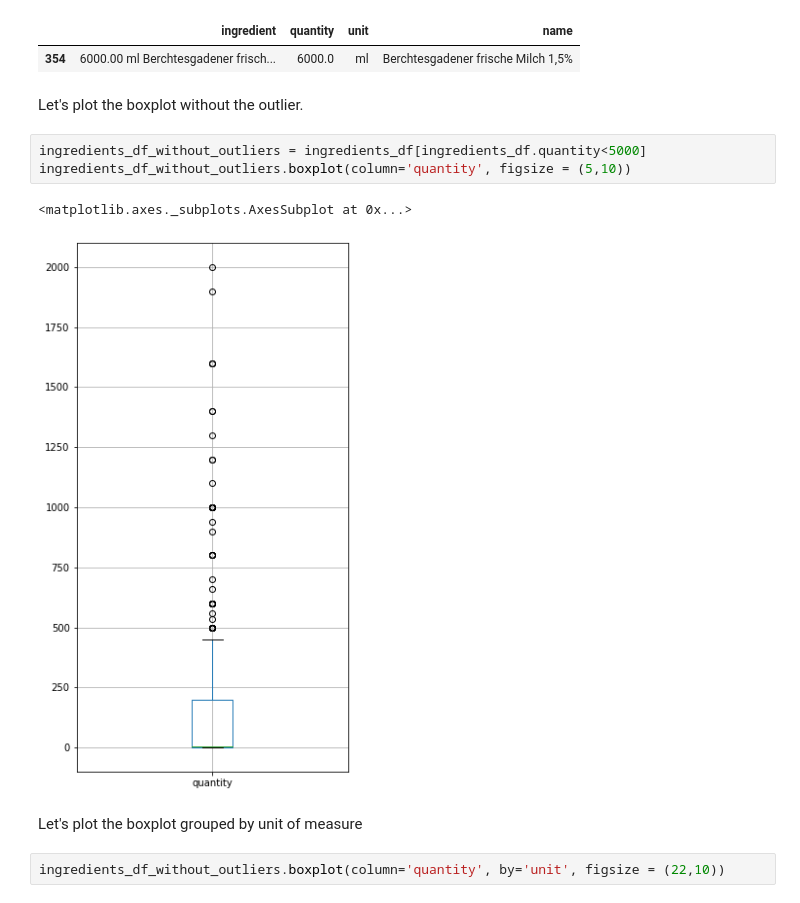
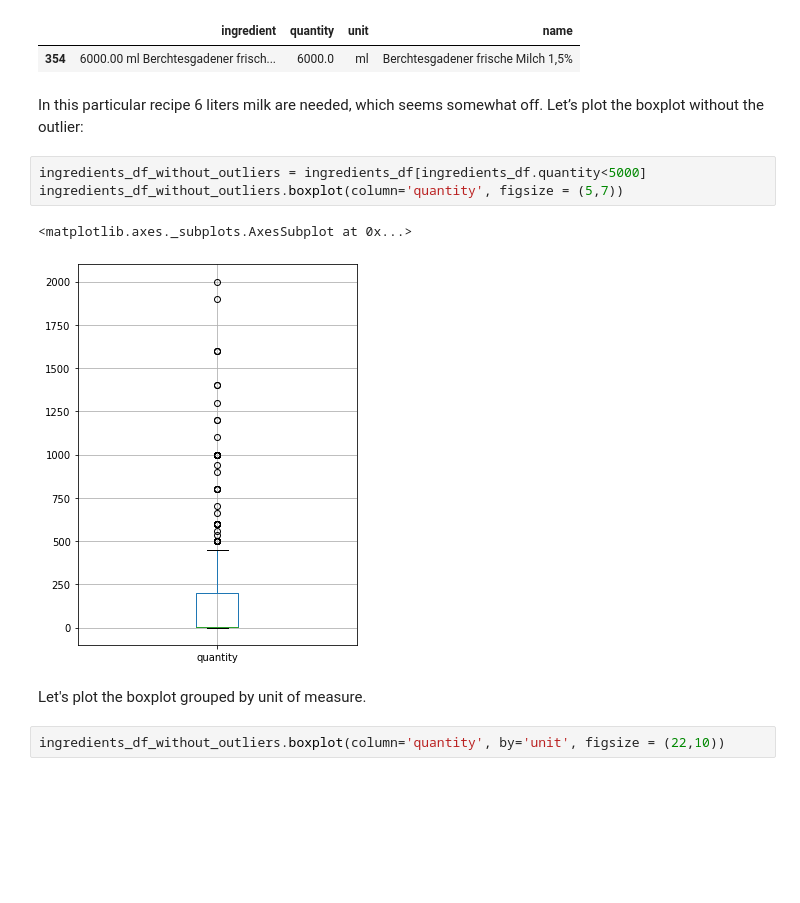
Before and after one commit to y-garcia/recipe-ingredient-classifier, a Jupyter notebook: 01_data_exploration.ipynb, the cells around one changed output. Cells and saved outputs as stored; diff of their text form; blank space fills up the shorter version.

```diff
--- a/01_data_exploration.ipynb
+++ b/01_data_exploration.ipynb
@@ -90,16 +90,16 @@ ingredients_df[ingredients_df.quantity>2000]
 # %% [output]
 |  | ingredient | quantity | unit | name |
 | 354 | 6000.00 ml Berchtesgadener frisch... | 6000.0 | ml | Berchtesgadener frische Milch 1,5% |
+# %% [markdown]
+In this particular recipe 6 liters milk are needed, which seems somewhat off. Let’s plot the boxplot without the outlier:
+# %%
+ingredients_df_without_outliers = ingredients_df[ingredients_df.quantity<5000]
+ingredients_df_without_outliers.boxplot(column='quantity', figsize = (5,7))
+# %% [output]
+<matplotlib.axes._subplots.AxesSubplot at 0x...>
+[figure, added]
 # %% [markdown]
-Let's plot the boxplot without the outlier.
+Let's plot the boxplot grouped by unit of measure.
-# %%
-ingredients_df_without_outliers = ingredients_df[ingredients_df.quantity<5000]
-ingredients_df_without_outliers.boxplot(column='quantity', figsize = (5,10))
-# %% [output]
-<matplotlib.axes._subplots.AxesSubplot at 0x...>
-[figure, removed]
-# %% [markdown]
-Let's plot the boxplot grouped by unit of measure
 # %%
 ingredients_df_without_outliers.boxplot(column='quantity', by='unit', figsize = (22,10))
 # %% [output]
```
Also changed, not shown: parts of 5 cells of this notebook.
